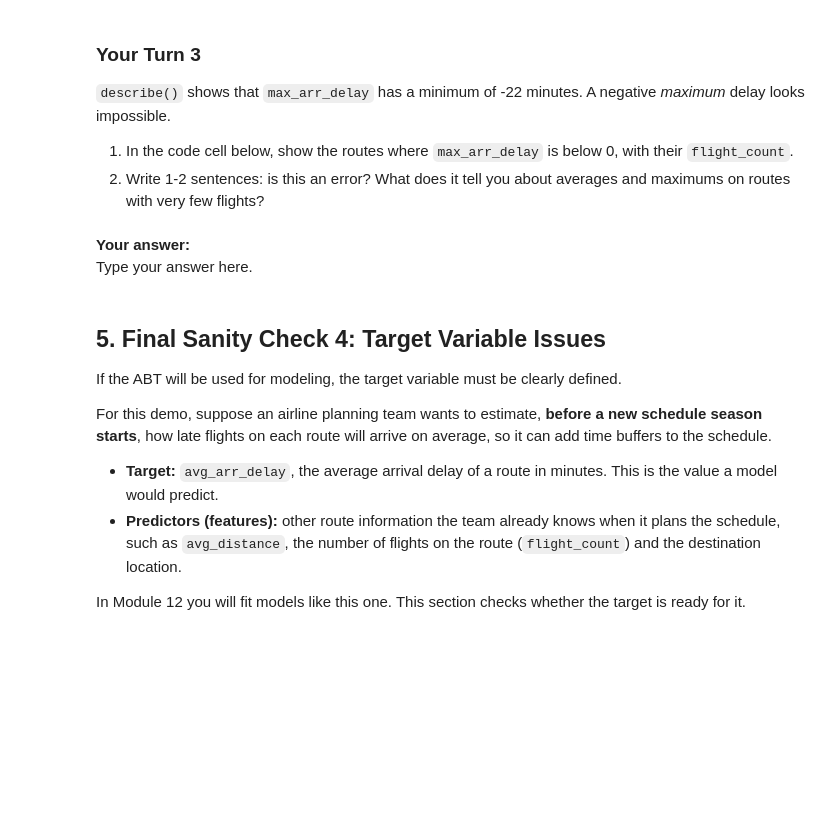
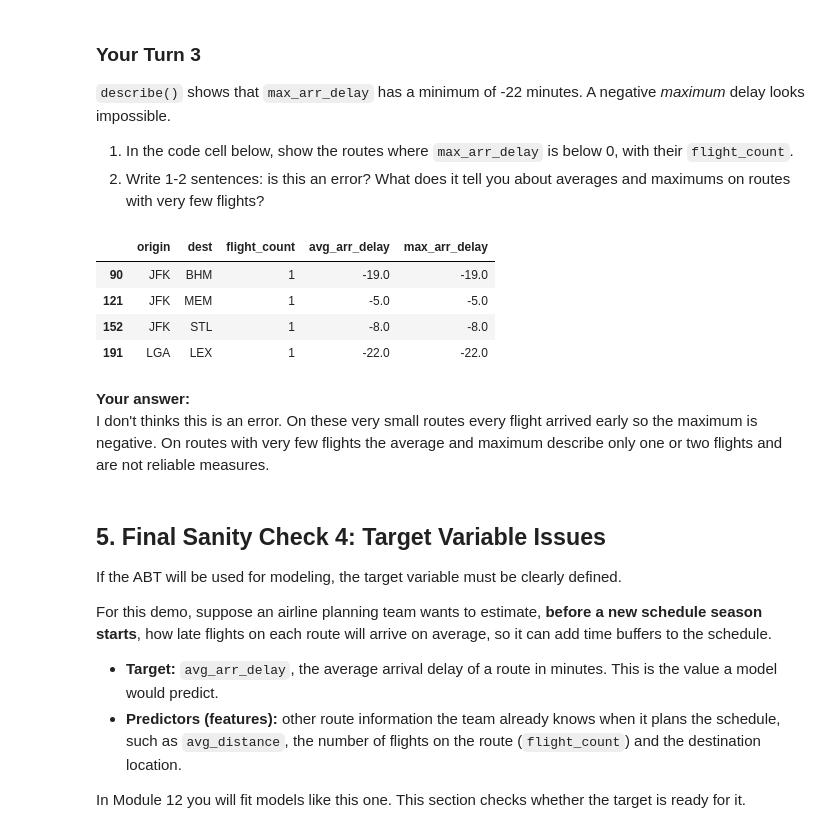
Before and after one commit to JoeG-UTSA/BAN6003-Week11-JoeGarcia, a Jupyter notebook: notebooks/module11_abt_documentation_guided_lab.ipynb, the cells around one changed output. Saved outputs shown, nothing was run; the diff lists cells and outputs as text; code cells hidden in the pictures; blank space fills up the shorter version.

```diff
--- a/notebooks/module11_abt_documentation_guided_lab.ipynb
+++ b/notebooks/module11_abt_documentation_guided_lab.ipynb
@@ -334,10 +334,19 @@ Extreme values do not automatically mean errors. They may be real business signa
 # %%
 # Your Turn 3
 # Show the routes with a negative max_arr_delay and their flight_count.
 # Hint: filter route_abt with a Boolean condition, then select a few columns.
+route_abt[route_abt["max_arr_delay"] < 0][
+    ["origin", "dest", "flight_count", "avg_arr_delay", "max_arr_delay"]
+].sort_values("flight_count")
+# %% [output]
+|  | origin | dest | flight_count | avg_arr_delay | max_arr_delay |
+| 90 | JFK | BHM | 1 | -19.0 | -19.0 |
+| 121 | JFK | MEM | 1 | -5.0 | -5.0 |
+| 152 | JFK | STL | 1 | -8.0 | -8.0 |
+| 191 | LGA | LEX | 1 | -22.0 | -22.0 |
 # %% [markdown]
 **Your answer:**
-Type your answer here.
+I don't thinks this is an error. On these very small routes every flight arrived early so the maximum is negative. On routes with very few flights the average and maximum describe only one or two flights and are not reliable measures.
 # %% [markdown]
 ## 5. Final Sanity Check 4: Target Variable Issues
 
```
Also changed, not shown: parts of 2 cells of this notebook.
